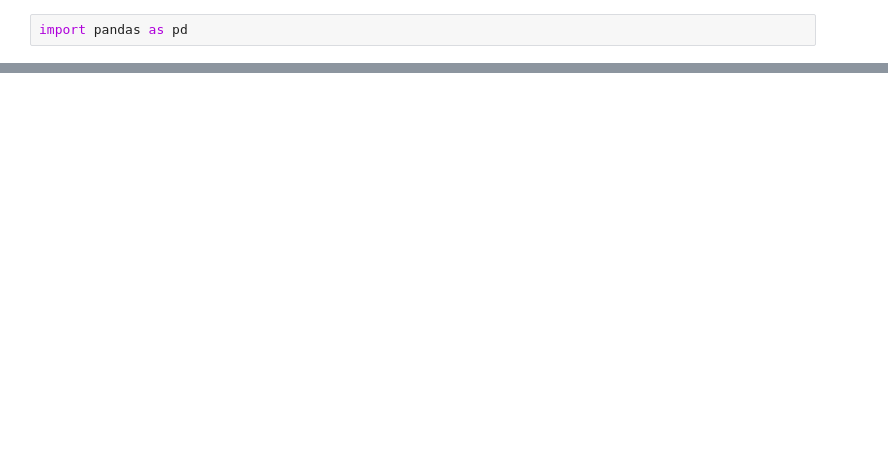
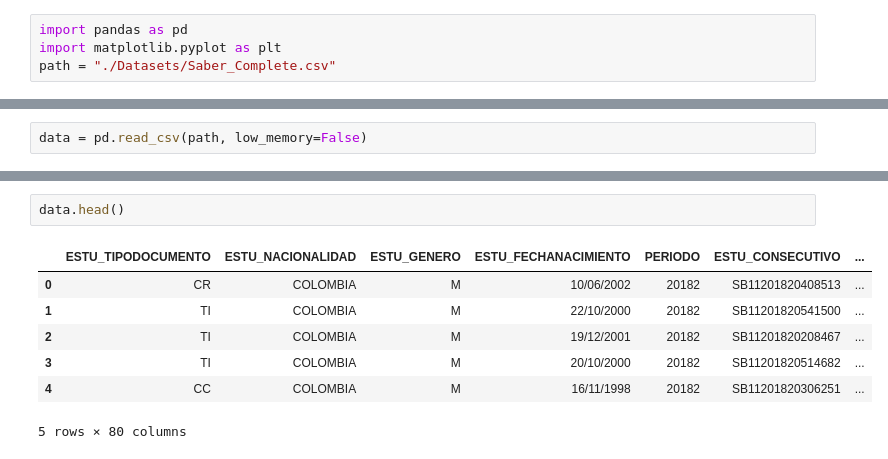
Before and after one commit to dsgantivac/DataMiningProject, a Jupyter notebook: Analisis exploratorio.ipynb, the cells around one changed output, grey strips where cells are left out. Drawn from its saved outputs; the diff is of its cells as text; blank space fills up the shorter version.

```diff
--- a/Analisis exploratorio.ipynb
+++ b/Analisis exploratorio.ipynb
@@ -1,2 +1,4 @@
 # %%
 import pandas as pd
+import matplotlib.pyplot as plt
+path = "./Datasets/Saber_Complete.csv"
@@ -4,0 +7,2 @@ AttributeError: module 'pandas' has no attribute '_libs'
+# %%
+data = pd.read_csv(path, low_memory=False)
@@ -4,0 +29,10 @@ AttributeError: module 'pandas' has no attribute '_libs'
+# %%
+data.head()
+# %% [output]
+|  | ESTU_TIPODOCUMENTO | ESTU_NACIONALIDAD | ESTU_GENERO | ESTU_FECHANACIMIENTO | PERIODO | ESTU_CONSECUTIVO | ... |
+| 0 | CR | COLOMBIA | M | 10/06/2002 | 20182 | SB11201820408513 | ... |
+| 1 | TI | COLOMBIA | M | 22/10/2000 | 20182 | SB11201820541500 | ... |
+| 2 | TI | COLOMBIA | M | 19/12/2001 | 20182 | SB11201820208467 | ... |
+| 3 | TI | COLOMBIA | M | 20/10/2000 | 20182 | SB11201820514682 | ... |
+| 4 | CC | COLOMBIA | M | 16/11/1998 | 20182 | SB11201820306251 | ... |
+5 rows × 80 columns
```
Also changed, not shown: parts of 17 cells of this notebook.
